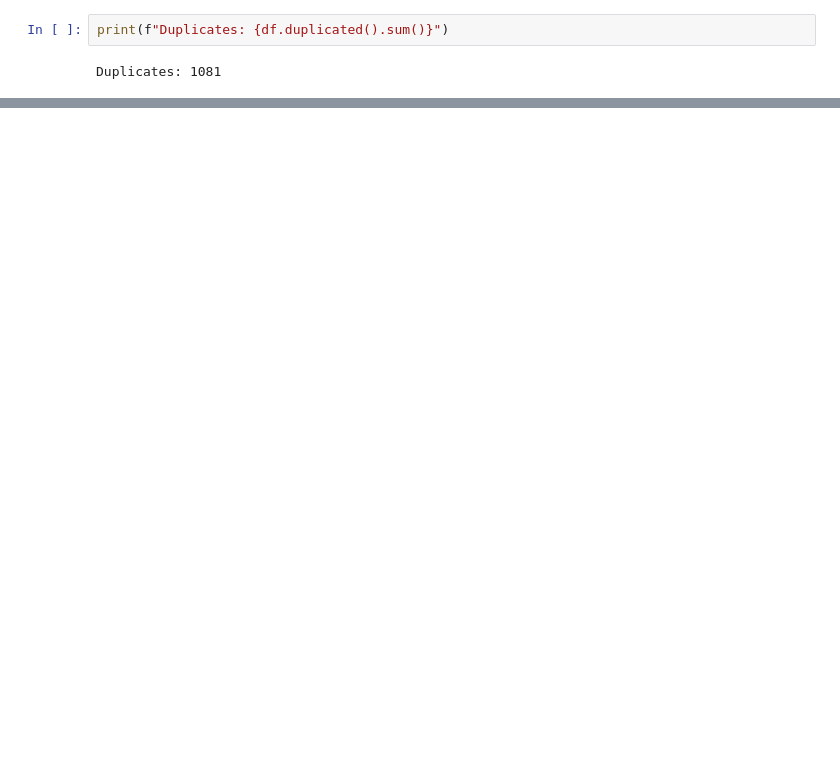
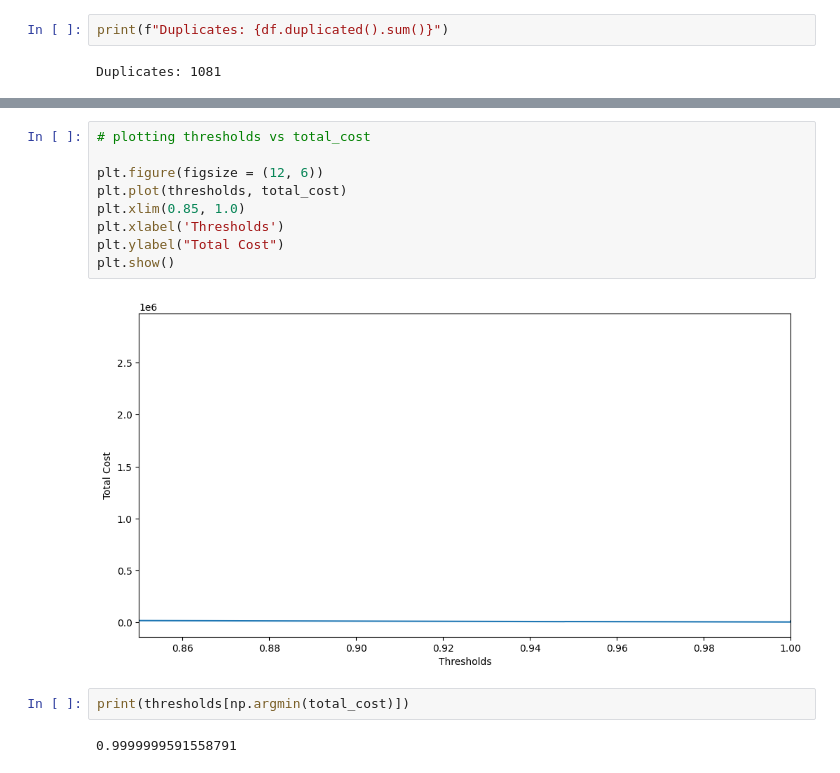
Before and after one commit to Janhvesh-Patil/RiskLens-AI, a Jupyter notebook: backend/TransactionFraudDetector.ipynb, the cells around one changed output, grey strips where cells are left out. Saved outputs shown, nothing was run; the diff lists cells and outputs as text; blank space fills up the shorter version.

```diff
--- a/backend/TransactionFraudDetector.ipynb
+++ b/backend/TransactionFraudDetector.ipynb
@@ -249,0 +378,15 @@ Duplicates: 1081
+# %%
+# plotting thresholds vs total_cost
+
+plt.figure(figsize = (12, 6))
+plt.plot(thresholds, total_cost)
+plt.xlim(0.85, 1.0)
+plt.xlabel('Thresholds')
+plt.ylabel("Total Cost")
+plt.show()
+# %% [output]
+[figure, added]
+# %%
+print(thresholds[np.argmin(total_cost)])
+# %% [output]
+0.9999999591558791
```
Also changed, not shown: parts of 30 cells of this notebook.
